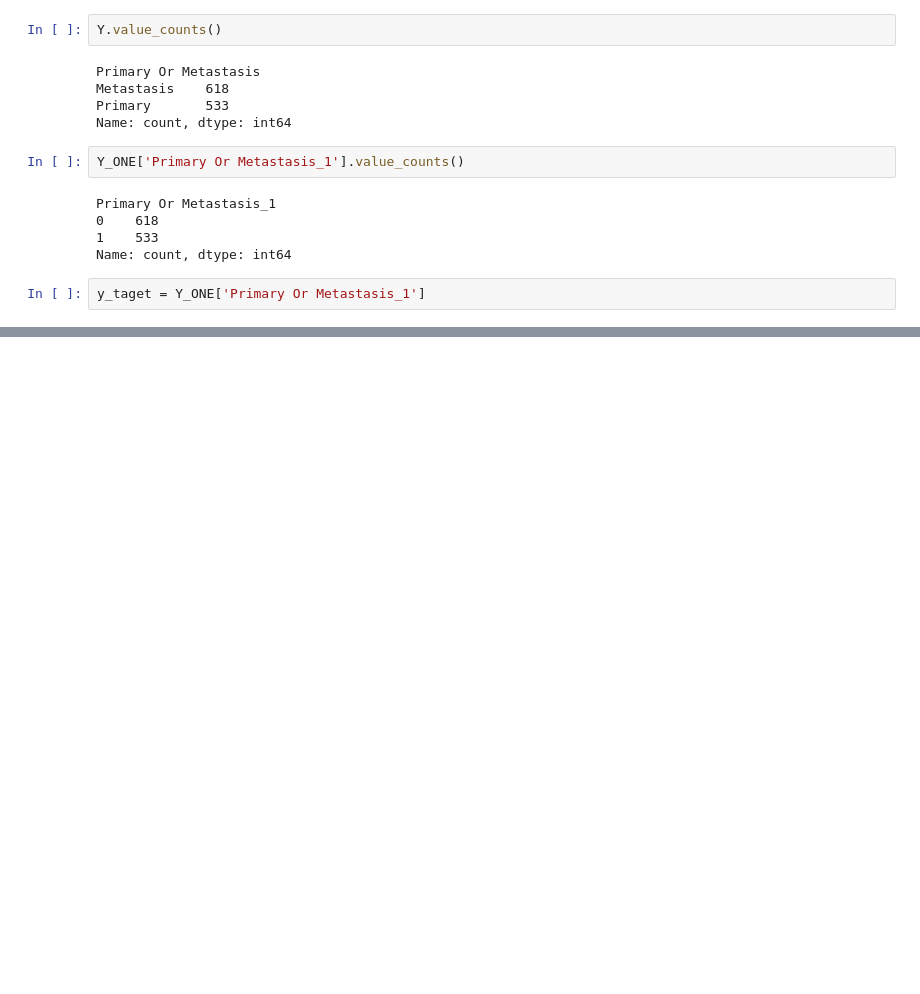
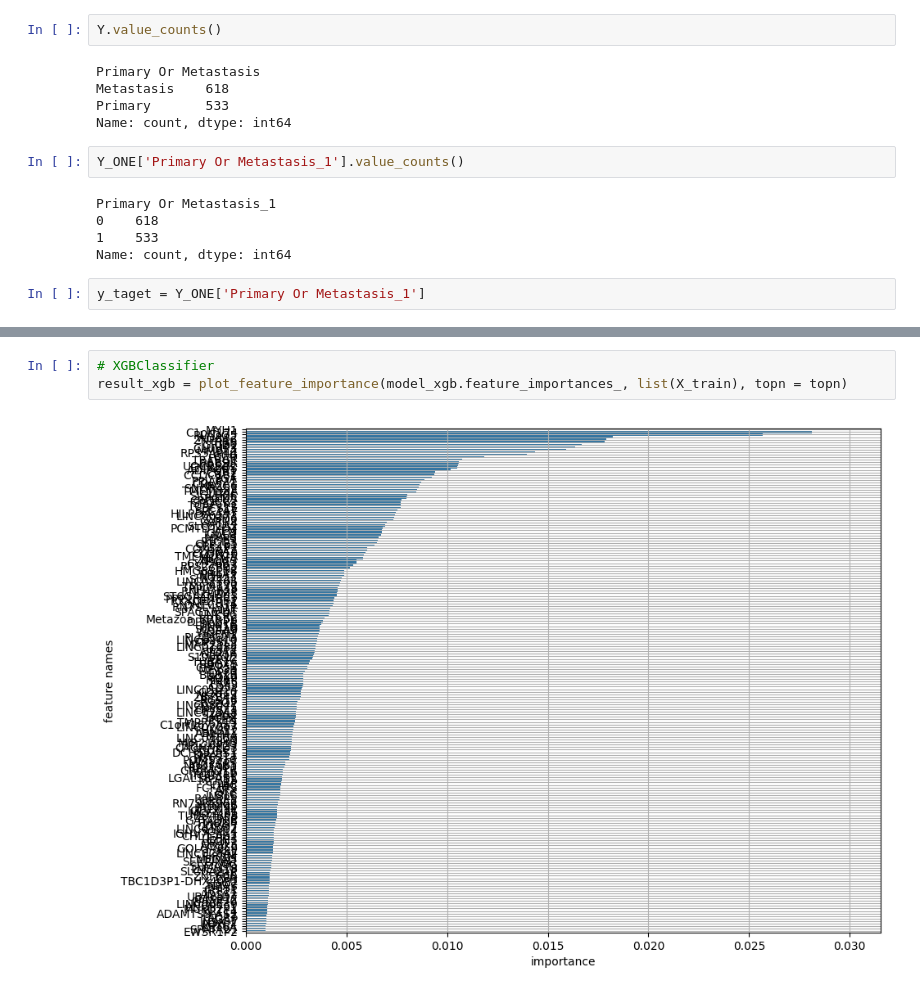
Before and after one commit to pauljo13/Metastasis_Predictive_modelling, a Jupyter notebook: code/Metastasis.ipynb, the cells around one changed output, grey strips where cells are left out. Cells and saved outputs as stored; diff of their text form; blank space fills up the shorter version.

```diff
--- a/code/Metastasis.ipynb
+++ b/code/Metastasis.ipynb
@@ -199,0 +364,5 @@ test data : (231, 44177) (231,)
+# %%
+# XGBClassifier
+result_xgb = plot_feature_importance(model_xgb.feature_importances_, list(X_train), topn = topn)
+# %% [output]
+[figure, added]
```
Also changed, not shown: parts of 35 cells of this notebook.
